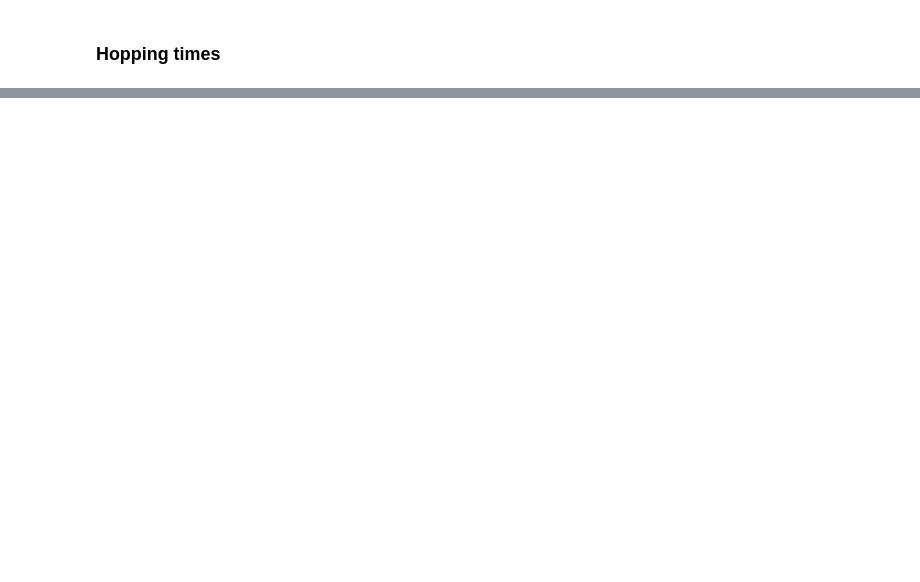
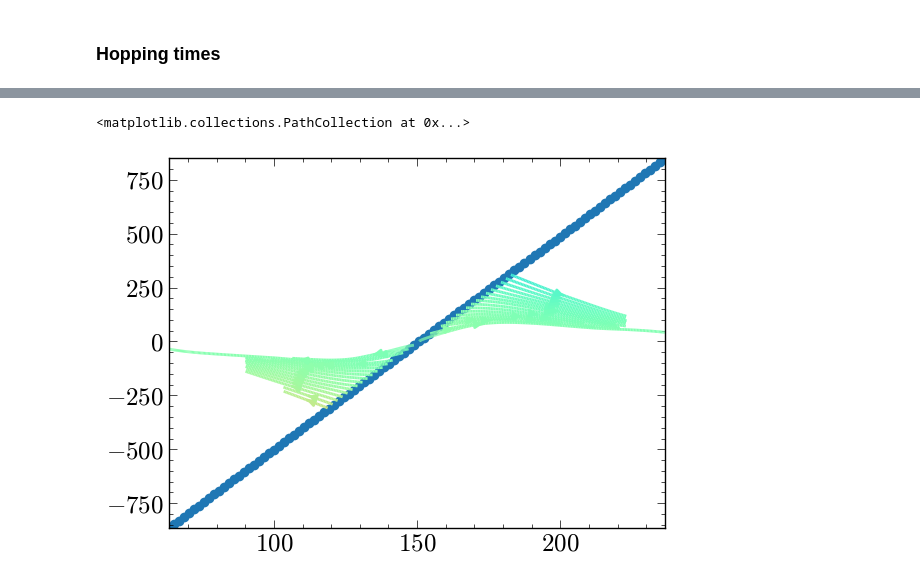
Before and after one commit to pedromzadeh/CCAM, a Jupyter notebook: driver/maps.ipynb, the cells around one changed output, grey strips where cells are left out. Cells and saved outputs as stored; diff of their text form; code cells hidden in the pictures; blank space fills up the shorter version.

```diff
--- a/driver/maps.ipynb
+++ b/driver/maps.ipynb
@@ -239,24 +91,0 @@ Persistence time in hr: [13.33333333  2.66666667  1.33333333  0.88888889  0.6666
-# %%
-del df
-x = []
-v = []
-
-for (gid, rid), df in global_x_v_a.groupby(["gid", "rid"]):
-    x.append(df.x.to_numpy())
-    v.append(df.v.to_numpy())
-
-x = np.mean(x, axis=0)
-v = np.mean(v, axis=0)
-
-plt.figure(figsize=(10, 4))
-plt.subplot(121)
-plt.plot(df.index * dt, x, "-o", lw=3, color="blue", alpha=0.5)
-plt.xlabel("Time (hr)")
-plt.ylabel(r"$x\ (\mu$m)")
-plt.subplot(122)
-plt.plot(df.index * dt, v, "-o", lw=3, color="red", alpha=0.5)
-plt.xlabel("Time [hr]")
-plt.ylabel(r"$v\ (\mu$m/hr)")
-
-plt.tight_layout()
-plt.show()
@@ -264,0 +189,8 @@ plt.show()
+# %%
+x = X[0]
+y = Y[:, 0]
+x = np.linspace(x.min(), x.max(), 100)
+y = np.linspace(y.min(), y.max(), 100)
+pts = np.array(list(zip(x, y)))
+
+plt.streamplot(X, Y, Y, acc_map, linewidth=2, color=acc_map, cmap="rainbow", start_points=pts, integration_direction="forward", density=10)
@@ -264,0 +215,6 @@ plt.show()
+# %%
+plt.streamplot(X, Y, Y, acc_map, linewidth=2, color=acc_map, cmap="rainbow", start_points=pts, integration_direction="forward", density=10)
+plt.scatter(pts[:, 0], pts[:, 1])
+# %% [output]
+<matplotlib.collections.PathCollection at 0x...>
+[figure, added]
```
Also changed, not shown: parts of 25 cells of this notebook.
